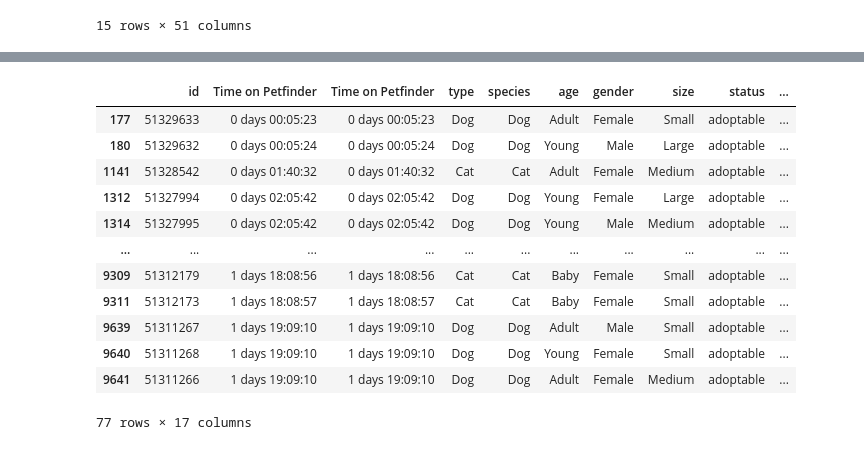
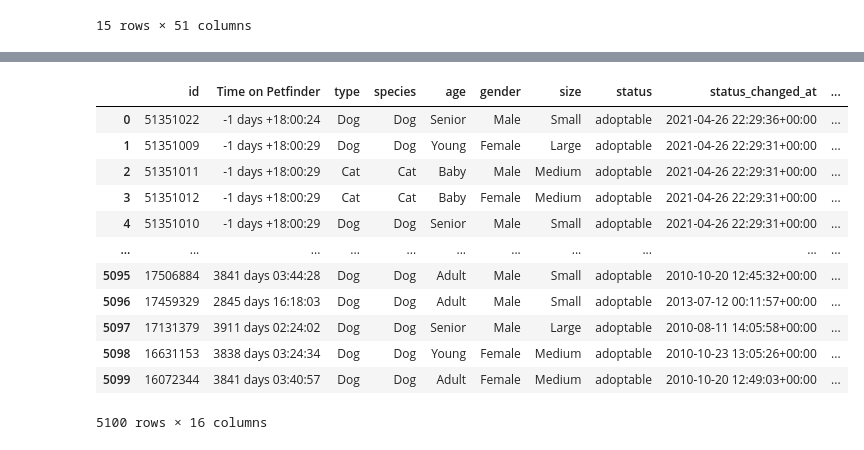
Before and after one commit to jconcha56429/Project1, a Jupyter notebook: Project1.ipynb, the cells around one changed output, grey strips where cells are left out. Cells and saved outputs as stored; diff of their text form; code cells hidden in the pictures.

Commit message:
separate API pull for dallas data only

```diff
--- a/Project1.ipynb
+++ b/Project1.ipynb
@@ -647,6 +647,8 @@ time_in_shelter_per_year
 # %%
-API_petfinder_data = "Resources/Animals.csv"
-petfinder_df_pre = pd.read_csv(API_petfinder_data)
+API_dallas_petfinder_data = "Resources/DallasAnimalsTest.csv"
+API_all_petfinder_data = "Resources/Animals.csv"
+dallas_petfinder_df_pre = pd.read_csv(API_dallas_petfinder_data)
+petfinder_df_pre = pd.read_csv(API_all_petfinder_data)
 # %%
 petfinder_df_pre.head(15)
 # %% [output]
@@ -669,10 +671,13 @@ petfinder_df_pre.head(15)
 15 rows × 51 columns
 # %%
 # GET RID OF UNNCESSARY INFO FROM PETFINDER DATA
+
+dallas_petfinder_df = dallas_petfinder_df_pre.drop(columns=['distance','animal_type', 'contact.address.postcode','animal_id', 'organization_id','attributes.declawed','colors.primary','attributes.house_trained','colors.secondary','colors.tertiary','attributes.spayed_neutered','contact.phone','attributes.shots_current','contact.address.address2', 'attributes.special_needs','contact.address.address1', 'environment.children','contact.email', 'contact.email', 'videos','environment.dogs','url', 'coat', 'contact.address.country', 'organization_id.1', 'primary_photo_cropped.small', 'primary_photo_cropped.medium','primary_photo_cropped.large', 'primary_photo_cropped.full', 'Unnamed: 0', 'tags', 'name', 'description', 'environment.cats','organization_animal_id','photos','primary_photo_cropped'])
+dallas_petfinder_df['status_changed_at'] = pd.to_datetime(dallas_petfinder_df['status_changed_at'])
 
 petfinder_df = petfinder_df_pre.drop(columns=['distance','animal_type', 'contact.address.postcode','animal_id', 'organization_id','attributes.declawed','colors.primary','attributes.house_trained','colors.secondary','colors.tertiary','attributes.spayed_neutered','contact.phone','attributes.shots_current','contact.address.address2', 'attributes.special_needs','contact.address.address1', 'environment.children','contact.email', 'contact.email', 'videos','environment.dogs','url', 'coat', 'contact.address.country', 'organization_id.1', 'primary_photo_cropped.small', 'primary_photo_cropped.medium','primary_photo_cropped.large', 'primary_photo_cropped.full', 'Unnamed: 0', 'tags', 'name', 'description', 'environment.cats','organization_animal_id','photos','primary_photo_cropped'])
 petfinder_df['status_changed_at'] = pd.to_datetime(petfinder_df['status_changed_at'])
 
-petfinder_df.head(10)
+dallas_petfinder_df.head(10)
 # %% [output]
 |  | id | type | species | age | gender | size | status | status_changed_at | published_at | ... |
@@ -689,5 +693,0 @@ petfinder_df.head(10)
-# %%
-# CREATE A SEPARATE DATAFRAME FOR DALLAS ONLY
-
-dallas_petfinder_df = petfinder_df.loc[petfinder_df["contact.address.city"] == "Dallas",:]
-dallas_petfinder_df.head()
@@ -722,5 +694,6 @@ memory usage: 8.6+ KB
 # %%
 #ADD TIMESTAMP FOR WHEN DATA WAS EXTRACTED FROM PETFINDER
-extract_date = pd.Timestamp("2021-04-24 16:30:00").tz_localize("UTC")
-extract_date
+extract_date_dallas = pd.Timestamp("2021-04-26 16:30:00").tz_localize("UTC")
+extract_date_all = pd.Timestamp("2021-04-24 16:30:00").tz_localize("UTC")
+extract_date_dallas
 # %% [output]
@@ -728,21 +701,25 @@ Timestamp('2021-04-24 16:30:00+0000', tz='UTC')
 # %%
 #ADD TIME ON PETFINDER AS COLUMN
 
-time_on_pf = extract_date - dallas_petfinder_df["status_changed_at"] # convert status changed to ts
-dallas_petfinder_df.insert(1, "Time on Petfinder", time_on_pf, True)
+time_on_pf_dallas = extract_date_dallas - dallas_petfinder_df["status_changed_at"] # convert status changed to ts
+dallas_petfinder_df.insert(1, "Time on Petfinder", time_on_pf_dallas, True)
+
+time_on_pf = extract_date_all - petfinder_df["status_changed_at"] # convert status changed to ts
+petfinder_df.insert(1, "Time on Petfinder", time_on_pf, True)
+
 dallas_petfinder_df
 # %% [output]
-|  | id | Time on Petfinder | Time on Petfinder | type | species | age | gender | size | status | ... |
-| 177 | 51329633 | 0 days 00:05:23 | 0 days 00:05:23 | Dog | Dog | Adult | Female | Small | adoptable | ... |
-| 180 | 51329632 | 0 days 00:05:24 | 0 days 00:05:24 | Dog | Dog | Young | Male | Large | adoptable | ... |
-| 1141 | 51328542 | 0 days 01:40:32 | 0 days 01:40:32 | Cat | Cat | Adult | Female | Medium | adoptable | ... |
-| 1312 | 51327994 | 0 days 02:05:42 | 0 days 02:05:42 | Dog | Dog | Young | Female | Large | adoptable | ... |
-| 1314 | 51327995 | 0 days 02:05:42 | 0 days 02:05:42 | Dog | Dog | Young | Male | Medium | adoptable | ... |
+|  | id | Time on Petfinder | type | species | age | gender | size | status | status_changed_at | ... |
+| 0 | 51351022 | -1 days +18:00:24 | Dog | Dog | Senior | Male | Small | adoptable | 2021-04-26 22:29:36+00:00 | ... |
+| 1 | 51351009 | -1 days +18:00:29 | Dog | Dog | Young | Female | Large | adoptable | 2021-04-26 22:29:31+00:00 | ... |
+| 2 | 51351011 | -1 days +18:00:29 | Cat | Cat | Baby | Male | Medium | adoptable | 2021-04-26 22:29:31+00:00 | ... |
+| 3 | 51351012 | -1 days +18:00:29 | Cat | Cat | Baby | Female | Medium | adoptable | 2021-04-26 22:29:31+00:00 | ... |
+| 4 | 51351010 | -1 days +18:00:29 | Dog | Dog | Senior | Male | Small | adoptable | 2021-04-26 22:29:31+00:00 | ... |
 | ... | ... | ... | ... | ... | ... | ... | ... | ... | ... | ... |
-| 9309 | 51312179 | 1 days 18:08:56 | 1 days 18:08:56 | Cat | Cat | Baby | Female | Small | adoptable | ... |
-| 9311 | 51312173 | 1 days 18:08:57 | 1 days 18:08:57 | Cat | Cat | Baby | Female | Small | adoptable | ... |
-| 9639 | 51311267 | 1 days 19:09:10 | 1 days 19:09:10 | Dog | Dog | Adult | Male | Small | adoptable | ... |
-| 9640 | 51311268 | 1 days 19:09:10 | 1 days 19:09:10 | Dog | Dog | Young | Female | Small | adoptable | ... |
-| 9641 | 51311266 | 1 days 19:09:10 | 1 days 19:09:10 | Dog | Dog | Adult | Female | Medium | adoptable | ... |
+| 5095 | 17506884 | 3841 days 03:44:28 | Dog | Dog | Adult | Male | Small | adoptable | 2010-10-20 12:45:32+00:00 | ... |
+| 5096 | 17459329 | 2845 days 16:18:03 | Dog | Dog | Adult | Male | Small | adoptable | 2013-07-12 00:11:57+00:00 | ... |
+| 5097 | 17131379 | 3911 days 02:24:02 | Dog | Dog | Senior | Male | Large | adoptable | 2010-08-11 14:05:58+00:00 | ... |
+| 5098 | 16631153 | 3838 days 03:24:34 | Dog | Dog | Young | Female | Medium | adoptable | 2010-10-23 13:05:26+00:00 | ... |
+| 5099 | 16072344 | 3841 days 03:40:57 | Dog | Dog | Adult | Female | Medium | adoptable | 2010-10-20 12:49:03+00:00 | ... |
-77 rows × 17 columns
+5100 rows × 16 columns
 # %%
```
Also changed, not shown: parts of 11 cells of this notebook, 3 other files.
